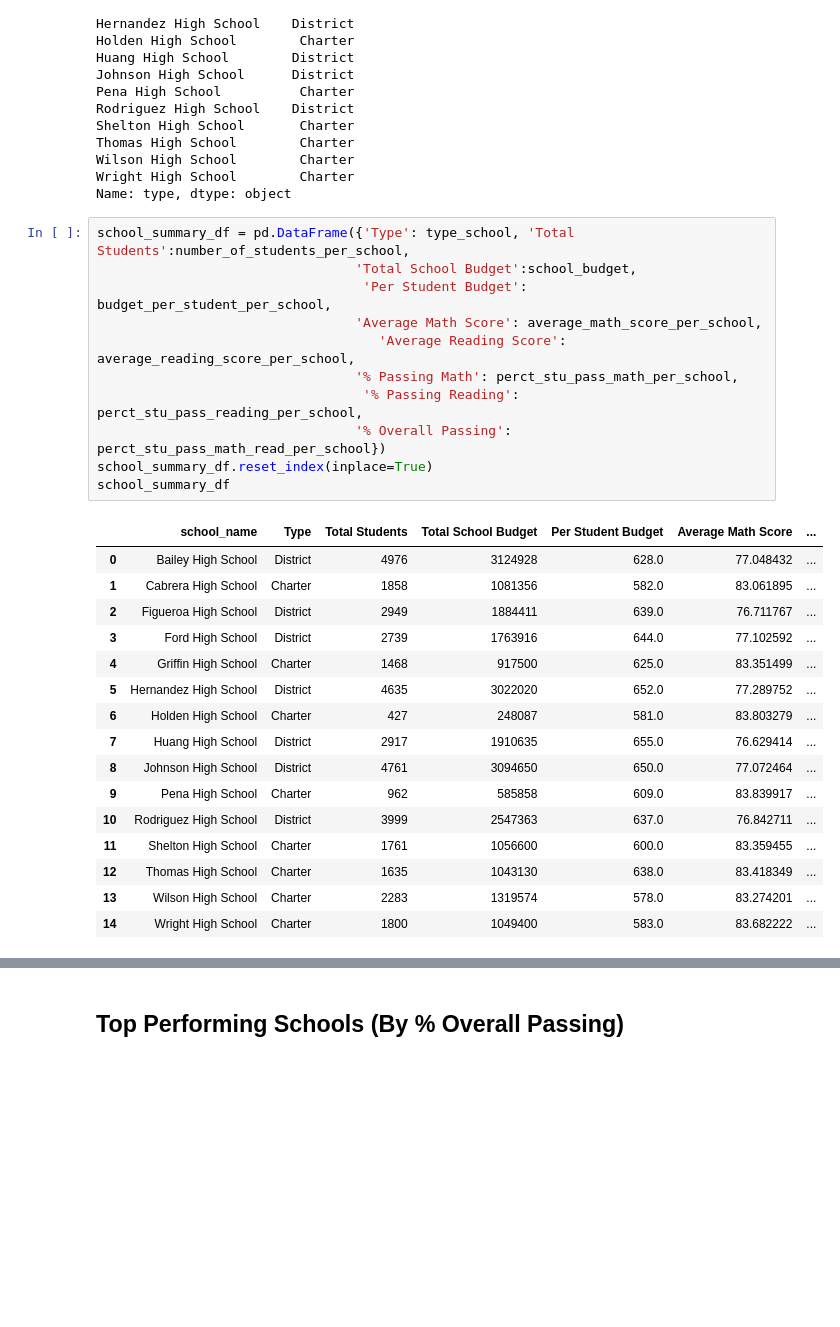
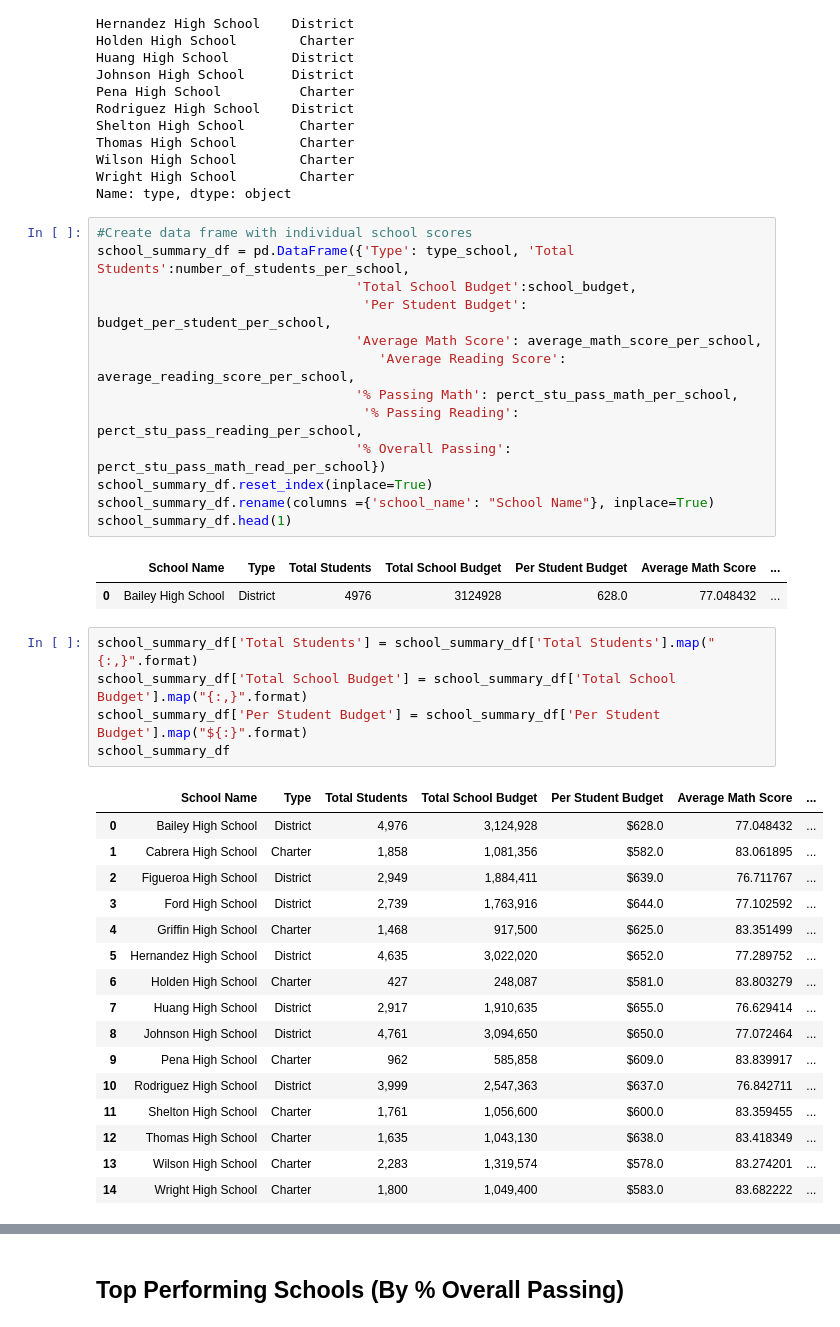
Before and after one commit to PeterGeorgeVlahos/pandas-challenge, a Jupyter notebook: PyCitySchools_starter.ipynb, the cells around one changed output, grey strips where cells are left out. Saved outputs shown, nothing was run; the diff lists cells and outputs as text; blank space fills up the shorter version.

Commit message:
Formatting second data frame

```diff
--- a/PyCitySchools_starter.ipynb
+++ b/PyCitySchools_starter.ipynb
@@ -309,30 +311,40 @@ Wilson High School        Charter
 Wright High School        Charter
 Name: type, dtype: object
 # %%
+#Create data frame with individual school scores
 school_summary_df = pd.DataFrame({'Type': type_school, 'Total Students':number_of_students_per_school,
                                  'Total School Budget':school_budget,
                                   'Per Student Budget': budget_per_student_per_school,
                                  'Average Math Score': average_math_score_per_school,
                                     'Average Reading Score': average_reading_score_per_school,
                                  '% Passing Math': perct_stu_pass_math_per_school,
                                   '% Passing Reading': perct_stu_pass_reading_per_school,
                                  '% Overall Passing': perct_stu_pass_math_read_per_school})
 school_summary_df.reset_index(inplace=True)
-school_summary_df
+school_summary_df.rename(columns ={'school_name': "School Name"}, inplace=True)
+school_summary_df.head(1)
 # %% [output]
-|  | school_name | Type | Total Students | Total School Budget | Per Student Budget | Average Math Score | ... |
+|  | School Name | Type | Total Students | Total School Budget | Per Student Budget | Average Math Score | ... |
 | 0 | Bailey High School | District | 4976 | 3124928 | 628.0 | 77.048432 | ... |
-| 1 | Cabrera High School | Charter | 1858 | 1081356 | 582.0 | 83.061895 | ... |
-| 2 | Figueroa High School | District | 2949 | 1884411 | 639.0 | 76.711767 | ... |
-| 3 | Ford High School | District | 2739 | 1763916 | 644.0 | 77.102592 | ... |
-| 4 | Griffin High School | Charter | 1468 | 917500 | 625.0 | 83.351499 | ... |
-| 5 | Hernandez High School | District | 4635 | 3022020 | 652.0 | 77.289752 | ... |
-| 6 | Holden High School | Charter | 427 | 248087 | 581.0 | 83.803279 | ... |
-| 7 | Huang High School | District | 2917 | 1910635 | 655.0 | 76.629414 | ... |
-| 8 | Johnson High School | District | 4761 | 3094650 | 650.0 | 77.072464 | ... |
-| 9 | Pena High School | Charter | 962 | 585858 | 609.0 | 83.839917 | ... |
-| 10 | Rodriguez High School | District | 3999 | 2547363 | 637.0 | 76.842711 | ... |
-| 11 | Shelton High School | Charter | 1761 | 1056600 | 600.0 | 83.359455 | ... |
-| 12 | Thomas High School | Charter | 1635 | 1043130 | 638.0 | 83.418349 | ... |
-| 13 | Wilson High School | Charter | 2283 | 1319574 | 578.0 | 83.274201 | ... |
-| 14 | Wright High School | Charter | 1800 | 1049400 | 583.0 | 83.682222 | ... |
+# %%
+school_summary_df['Total Students'] = school_summary_df['Total Students'].map("{:,}".format)
+school_summary_df['Total School Budget'] = school_summary_df['Total School Budget'].map("{:,}".format)
+school_summary_df['Per Student Budget'] = school_summary_df['Per Student Budget'].map("${:}".format)
+school_summary_df
+# %% [output]
+|  | School Name | Type | Total Students | Total School Budget | Per Student Budget | Average Math Score | ... |
+| 0 | Bailey High School | District | 4,976 | 3,124,928 | $628.0 | 77.048432 | ... |
+| 1 | Cabrera High School | Charter | 1,858 | 1,081,356 | $582.0 | 83.061895 | ... |
+| 2 | Figueroa High School | District | 2,949 | 1,884,411 | $639.0 | 76.711767 | ... |
+| 3 | Ford High School | District | 2,739 | 1,763,916 | $644.0 | 77.102592 | ... |
+| 4 | Griffin High School | Charter | 1,468 | 917,500 | $625.0 | 83.351499 | ... |
+| 5 | Hernandez High School | District | 4,635 | 3,022,020 | $652.0 | 77.289752 | ... |
+| 6 | Holden High School | Charter | 427 | 248,087 | $581.0 | 83.803279 | ... |
+| 7 | Huang High School | District | 2,917 | 1,910,635 | $655.0 | 76.629414 | ... |
+| 8 | Johnson High School | District | 4,761 | 3,094,650 | $650.0 | 77.072464 | ... |
+| 9 | Pena High School | Charter | 962 | 585,858 | $609.0 | 83.839917 | ... |
+| 10 | Rodriguez High School | District | 3,999 | 2,547,363 | $637.0 | 76.842711 | ... |
+| 11 | Shelton High School | Charter | 1,761 | 1,056,600 | $600.0 | 83.359455 | ... |
+| 12 | Thomas High School | Charter | 1,635 | 1,043,130 | $638.0 | 83.418349 | ... |
+| 13 | Wilson High School | Charter | 2,283 | 1,319,574 | $578.0 | 83.274201 | ... |
+| 14 | Wright High School | Charter | 1,800 | 1,049,400 | $583.0 | 83.682222 | ... |
```
Also changed, not shown: parts of 7 cells of this notebook.
